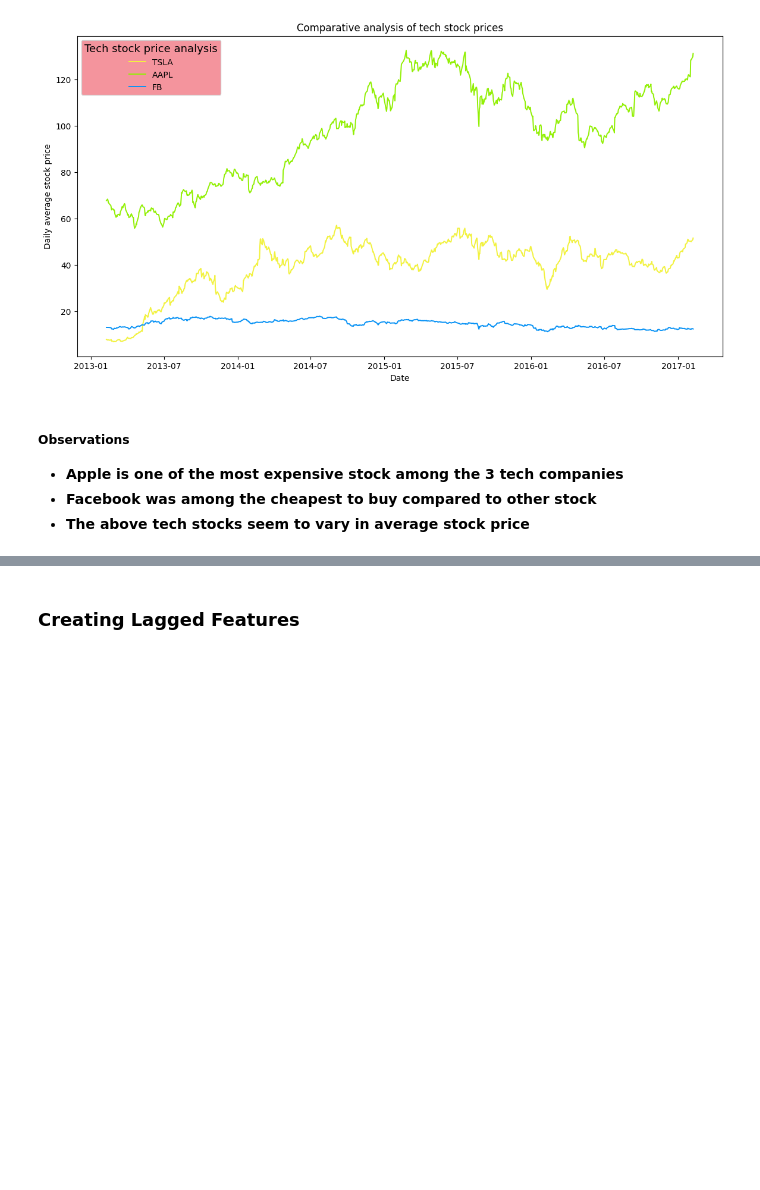
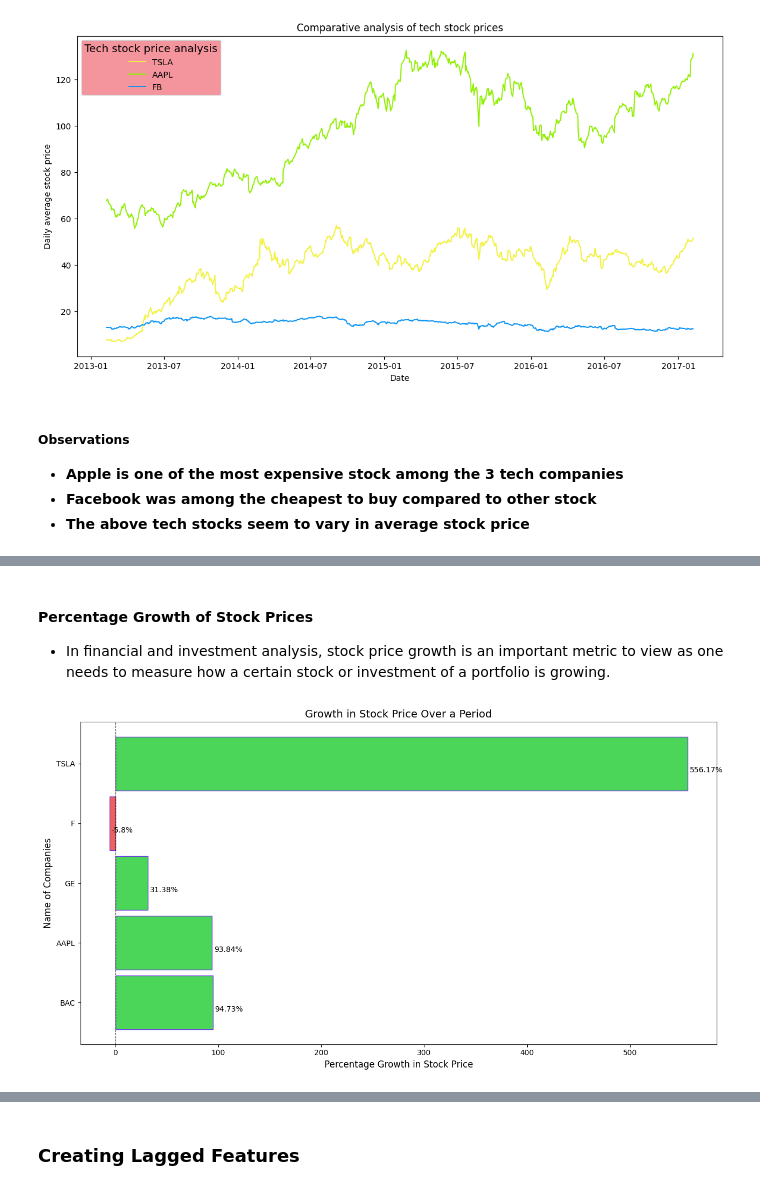
Before and after one commit to Vondent/stock-price-analysis, a Jupyter notebook: stock-price-analysis.ipynb, the cells around one changed output, grey strips where cells are left out. Drawn from its saved outputs; the diff is of its cells as text; code cells hidden in the pictures; blank space fills up the shorter version.

```diff
--- a/stock-price-analysis.ipynb
+++ b/stock-price-analysis.ipynb
@@ -752,19 +752,20 @@ Using our dictionary defined above which holds all the training and testing data
 # Iterate through the dictionary to add daily_mean and daily_return for non-Tesla datasets
 for name, df in datasets.items():
     if "Tesla" not in name:  # Exclude Tesla datasets
+
         # Ensure the DataFrame is not empty
         if not df.empty:
-            # Make a copy of the DataFrame to avoid SettingWithCopyWarning
-            df = df.copy()
-            # Create the new features
-            df['daily_mean'] = (df.loc[:, 'open'] + df.loc[:, 'close'] + df.loc[:, 'high'] + df.loc[:, 'low']) / 4
-            df['daily_return'] = ((df.loc[:, 'close'] - df.loc[:, 'open']) / df.loc[:, 'open']) * 100
 
-            # Update the dictionary with the modified DataFrame
+            # Create the new features safely and update the dictionary
+            df = df.copy()  # Work with a copy to avoid view-related issues
+            df['daily_mean'] = (df['open'] + df['close'] + df['high'] + df['low']) / 4
+            df['daily_return'] = ((df['close'] - df['open']) / df['open']) * 100
+            #Reassign
             datasets[name] = df
 
-# Verification
 print(datasets['Apple Train'].head())
+#Check if DataFrame is updated
+apple_train.head()
 # %% [output]
            date     open     high      low    close     volume  Name  \
 1259 2013-02-08  67.7142  68.4014  66.8928  67.8542  158168416  AAPL
@@ -806,0 +865,44 @@ plt.show()
+# %% [markdown]
+#### Percentage Growth of Stock Prices
+
+- In financial and investment analysis, stock price growth is an important metric to view as one needs to measure how a certain stock or investment of a portfolio is growing.
+# %%
+tesla_train['Name'] = "TSLA"
+
+tesla_train.head()
+
+# List of stock DataFrames (including Tesla)
+list_df = [bac_train, apple_train, ge_train, fb_train, tesla_train]
+
+# Loop through the datasets to calculate the necessary metrics
+mini = [df[df['date'] == df['date'].min()]['close'].values.item() for df in list_df]
+maxi = [df[df['date'] == df['date'].max()]['close'].values.item() for df in list_df]
+
+# Calculate the absolute difference and percentage growth
+diff = np.array(maxi) - np.array(mini)
+growth = (diff / np.array(mini)) * 100
+growth_list = growth.tolist()
+
+# Extract company names
+co_name_list = [df['Name'].unique()[0] for df in list_df]
+
+# Visualize the growth of the stocks
+fig, ax = plt.subplots(figsize=(13, 7))
+colors = ['#4bd659' if g > 0 else '#ed615c' for g in growth_list]  # Dynamic color based on growth
+ax.barh(y=co_name_list, width=growth_list, height=0.9, color=colors, edgecolor='#713ae8')
+
+# Annotate each bar with the percentage growth value
+for p in ax.patches:
+    ax.annotate(f'{round(p.get_width(), 2)}%', (p.get_width() + 2, p.get_y() + 0.3), fontsize=10)
+
+# Add labels and title
+ax.set_xlabel('Percentage Growth in Stock Price', fontsize=12)
+ax.set_ylabel('Name of Companies', fontsize=12)
+ax.set_title("Growth in Stock Price Over a Period", fontsize=14)
+ax.axvline(0, color='black', linestyle='--', linewidth=0.8)  # Add a vertical line at 0 for reference
+
+# Adjust layout and show the plot
+plt.tight_layout()
+plt.show()
+# %% [output]
+[figure, added]
```
Also changed, not shown: parts of 7 cells of this notebook.
